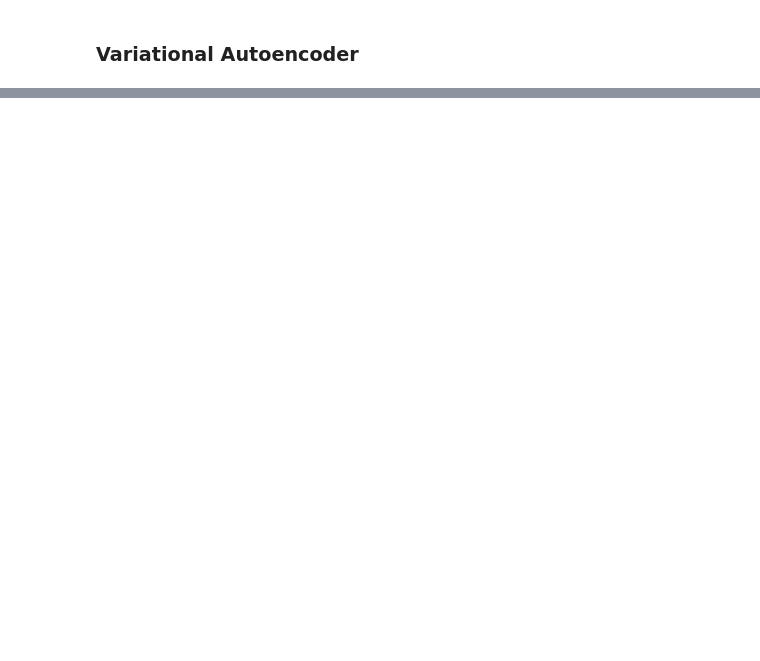
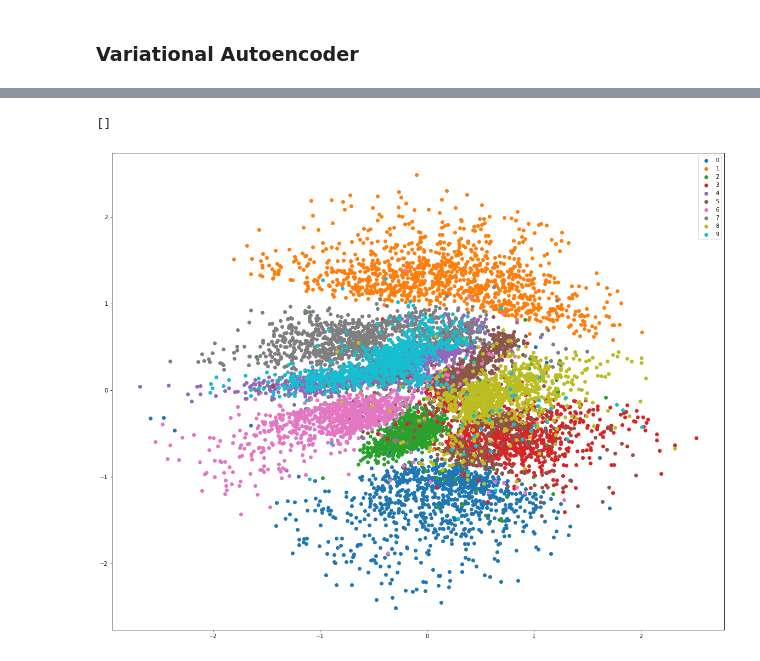
Before and after one commit to Imsanskar/Deep-Learning, a Jupyter notebook: Autoencoder/VAE.ipynb, the cells around one changed output, grey strips where cells are left out. Saved outputs shown, nothing was run; the diff lists cells and outputs as text; code cells hidden in the pictures; blank space fills up the shorter version.

```diff
--- a/Autoencoder/VAE.ipynb
+++ b/Autoencoder/VAE.ipynb
@@ -175,8 +89,8 @@ class VariationalAutoEncoder(nn.Module):
 # %%
 writer = SummaryWriter()
 def train_vae(model: nn.Module, data: torch.utils.data.DataLoader, optimizer: torch.optim.Optimizer, epochs = 10, device = 'cpu'):
+    model.to(device)
     loss_fn = nn.MSELoss()
-    model.to(device)
     for epoch in range(epochs):
         i = 0
         error = 0
@@ -184,7 +98,7 @@ def train_vae(model: nn.Module, data: torch.utils.data.DataLoader, optimizer: to
             inp = inp.to(device)
             optimizer.zero_grad()
             output = model(inp)
-            loss = loss_fn(inp, output.to(device)) + model.kl
+            loss = ((inp - output) ** 2).sum() + model.kl
             loss.backward()
             optimizer.step()
             error += torch.linalg.norm(loss).item()
@@ -201,3 +115,6 @@ model = VariationalAutoEncoder(latent_dims)
 # betas for adam
 beta_1 = 0.5
 beta_2 = 0.999
+
+model_path = "../models/vae_2.pth"
+model.load_state_dict(torch.load(model_path))
@@ -206,3 +121,3 @@ cuda
 # %%
-optimizer = torch.optim.Adam(model.parameters(), lr = 0.002, weight_decay=1e-5)
-model = train_vae(model, train_data_loader, optimizer, device=device, epochs=20)
+optimizer = torch.optim.Adam(model.parameters())
+model = train_vae(model, train_data_loader, optimizer, device=device, epochs=40)
@@ -240 +131,28 @@ plt.imshow(model(image.to(device)).to('cpu').detach().numpy()[0][0])
+# %%
+x_dim = np.array([None] * 10)
+y_dim = np.array([None] * 10)
+model.to(device)
+for inp, label in test_data_loader:
+    inp = inp.to(device)
+    encoded_values = model.get_latent_space(inp)
+    for i in range(test_batch_size):
+        if i >= label.shape[0]:
+            break
+        index_value = label[i]
+        if x_dim[index_value] is None:
+            x_dim[index_value] = np.array([encoded_values[i][0].detach().cpu()])
+            y_dim[index_value] = np.array([encoded_values[i][1].detach().cpu()])
+        else:
+            x_dim[index_value] = np.append(x_dim[index_value], encoded_values[i][0].detach().cpu())
+            y_dim[index_value] = np.append(y_dim[index_value], encoded_values[i][1].detach().cpu())
+# %%
+plt.figure(figsize=(20, 16))
+for i in range(10):
+    plt.scatter(x_dim[i], y_dim[i], label = f"{i}")
+
+plt.legend()
+plt.plot()
+# %% [output]
+[]
+[figure, added]
 # %%
```
Also changed, not shown: parts of 16 cells of this notebook, 1 other file.
